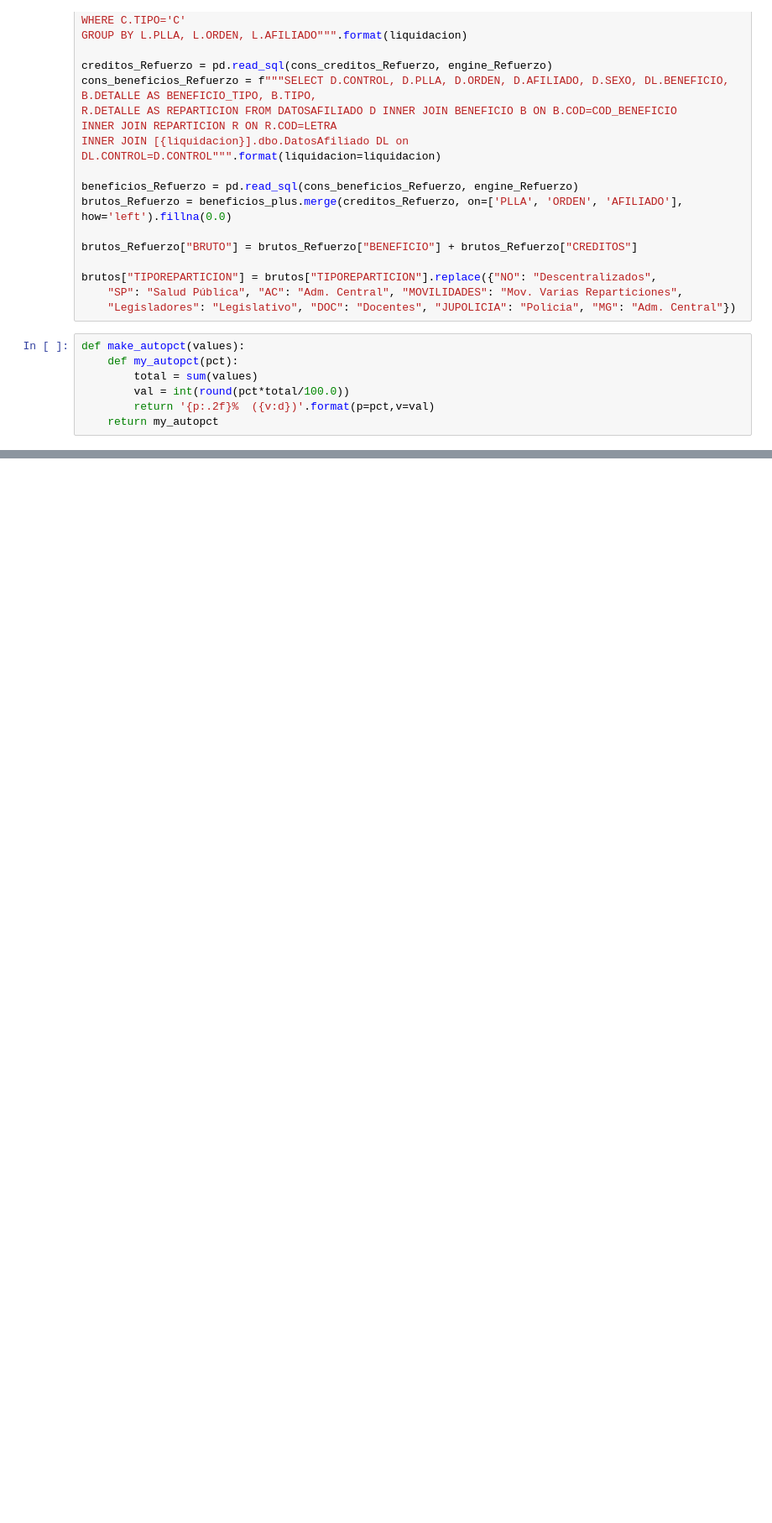
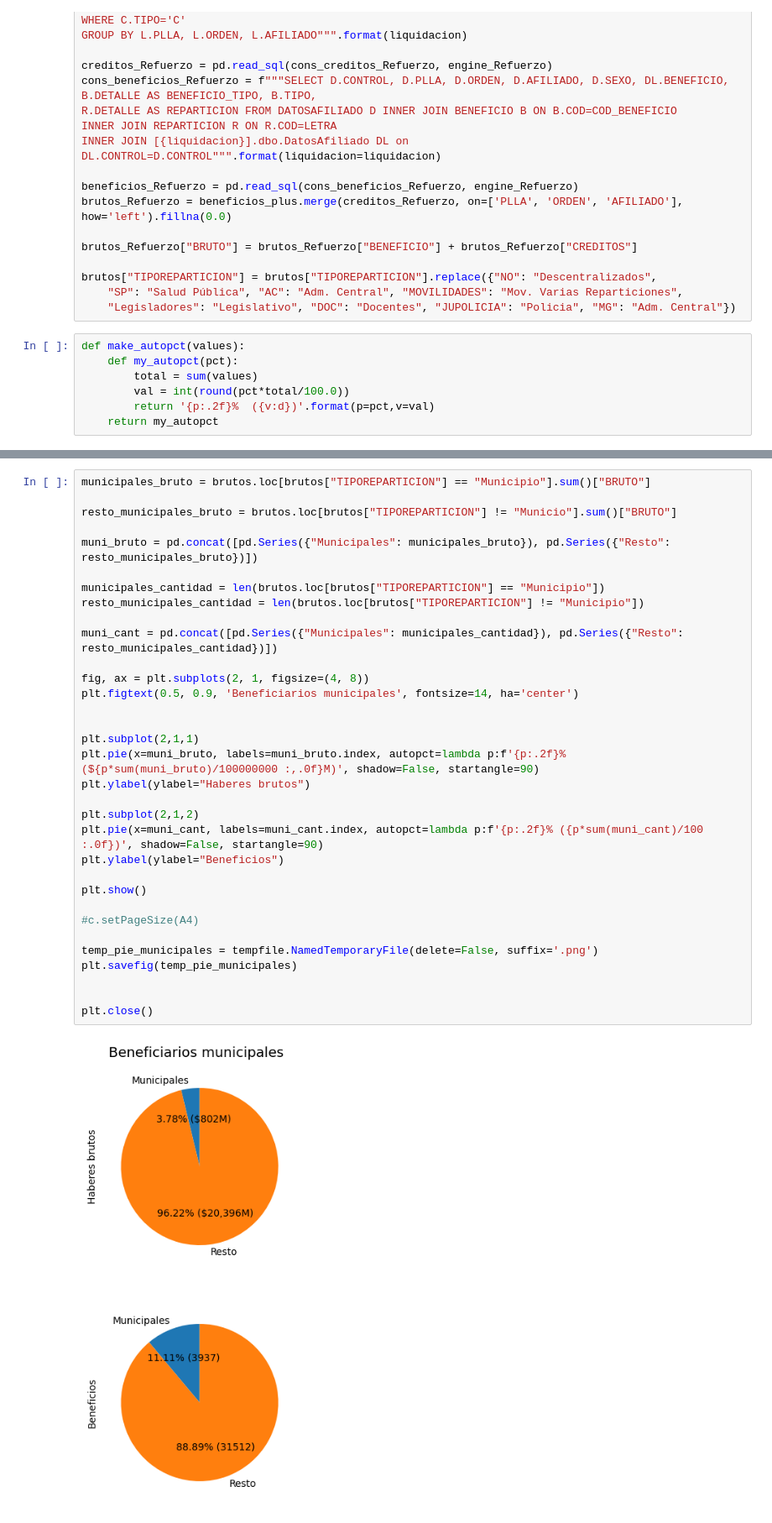
Before and after one commit to chrisgalvez/ReportesLiquidaciones, a Jupyter notebook: estadisticas-liquidaciones.ipynb, the cells around one changed output, grey strips where cells are left out. Shown at 84% size. Drawn from its saved outputs; the diff is of its cells as text; blank space fills up the shorter version.

```diff
--- a/estadisticas-liquidaciones.ipynb
+++ b/estadisticas-liquidaciones.ipynb
@@ -247,0 +240,35 @@ plt.show()
+# %%
+municipales_bruto = brutos.loc[brutos["TIPOREPARTICION"] == "Municipio"].sum()["BRUTO"]
+
+resto_municipales_bruto = brutos.loc[brutos["TIPOREPARTICION"] != "Municio"].sum()["BRUTO"]
+
+muni_bruto = pd.concat([pd.Series({"Municipales": municipales_bruto}), pd.Series({"Resto": resto_municipales_bruto})])
+
+municipales_cantidad = len(brutos.loc[brutos["TIPOREPARTICION"] == "Municipio"])
+resto_municipales_cantidad = len(brutos.loc[brutos["TIPOREPARTICION"] != "Municipio"])
+
+muni_cant = pd.concat([pd.Series({"Municipales": municipales_cantidad}), pd.Series({"Resto": resto_municipales_cantidad})])
+
+fig, ax = plt.subplots(2, 1, figsize=(4, 8))
+plt.figtext(0.5, 0.9, 'Beneficiarios municipales', fontsize=14, ha='center')
+
+
+plt.subplot(2,1,1)
+plt.pie(x=muni_bruto, labels=muni_bruto.index, autopct=lambda p:f'{p:.2f}% (${p*sum(muni_bruto)/100000000 :,.0f}M)', shadow=False, startangle=90)
+plt.ylabel(ylabel="Haberes brutos")
+
+plt.subplot(2,1,2)
+plt.pie(x=muni_cant, labels=muni_cant.index, autopct=lambda p:f'{p:.2f}% ({p*sum(muni_cant)/100 :.0f})', shadow=False, startangle=90)
+plt.ylabel(ylabel="Beneficios")
+
+plt.show()
+
+#c.setPageSize(A4)
+
+temp_pie_municipales = tempfile.NamedTemporaryFile(delete=False, suffix='.png')
+plt.savefig(temp_pie_municipales)
+
+
+plt.close()
+# %% [output]
+[figure, added]
```
Also changed, not shown: parts of 9 cells of this notebook, 1 other file.
